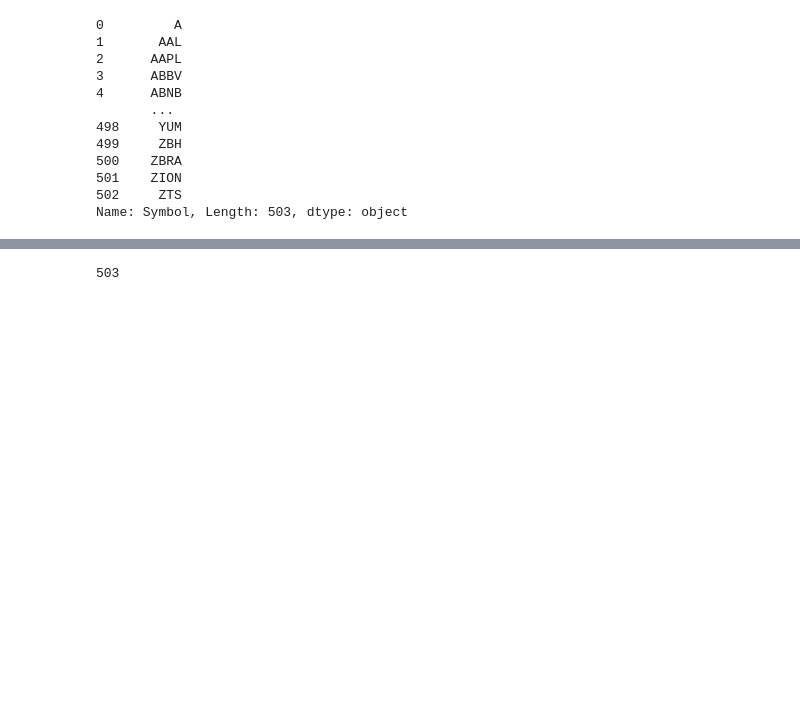
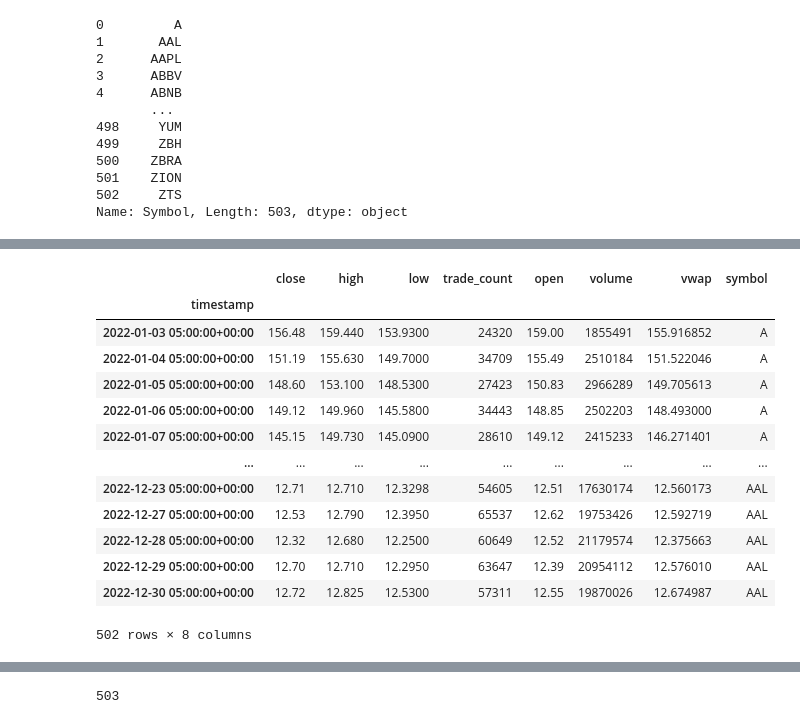
Before and after one commit to MontgomeryG/Group3Project1, a Jupyter notebook: InitialNotebook.ipynb, the cells around one changed output, grey strips where cells are left out. Saved outputs shown, nothing was run; the diff lists cells and outputs as text; code cells hidden in the pictures; blank space fills up the shorter version.

```diff
--- a/InitialNotebook.ipynb
+++ b/InitialNotebook.ipynb
@@ -116,3 +131,33 @@ tickers = snp500_symbols
+# %%
+
+# Get daily closing prices for year 2022 of all stocks in S&P 500
+tickers=['A', 'AAL']
+
+timeframe = "1Day"
+
+test_df = alpaca.get_bars(
+    tickers,
+    timeframe,
+    start = start_date,
+    end = end_date
+).df
+
+test_df
+# %% [output]
+|  | close | high | low | trade_count | open | volume | vwap | symbol |
+| timestamp |  |  |  |  |  |  |  |  |
+| 2022-01-03 05:00:00+00:00 | 156.48 | 159.440 | 153.9300 | 24320 | 159.00 | 1855491 | 155.916852 | A |
+| 2022-01-04 05:00:00+00:00 | 151.19 | 155.630 | 149.7000 | 34709 | 155.49 | 2510184 | 151.522046 | A |
+| 2022-01-05 05:00:00+00:00 | 148.60 | 153.100 | 148.5300 | 27423 | 150.83 | 2966289 | 149.705613 | A |
+| 2022-01-06 05:00:00+00:00 | 149.12 | 149.960 | 145.5800 | 34443 | 148.85 | 2502203 | 148.493000 | A |
+| 2022-01-07 05:00:00+00:00 | 145.15 | 149.730 | 145.0900 | 28610 | 149.12 | 2415233 | 146.271401 | A |
+| ... | ... | ... | ... | ... | ... | ... | ... | ... |
+| 2022-12-23 05:00:00+00:00 | 12.71 | 12.710 | 12.3298 | 54605 | 12.51 | 17630174 | 12.560173 | AAL |
+| 2022-12-27 05:00:00+00:00 | 12.53 | 12.790 | 12.3950 | 65537 | 12.62 | 19753426 | 12.592719 | AAL |
+| 2022-12-28 05:00:00+00:00 | 12.32 | 12.680 | 12.2500 | 60649 | 12.52 | 21179574 | 12.375663 | AAL |
+| 2022-12-29 05:00:00+00:00 | 12.70 | 12.710 | 12.2950 | 63647 | 12.39 | 20954112 | 12.576010 | AAL |
+| 2022-12-30 05:00:00+00:00 | 12.72 | 12.825 | 12.5300 | 57311 | 12.55 | 19870026 | 12.674987 | AAL |
+502 rows × 8 columns
 # %%
 # Set timeframe to one day ("1Day") for the Alpaca API
 timeframe = "1Day"
```
Also changed, not shown: parts of 8 cells of this notebook.
